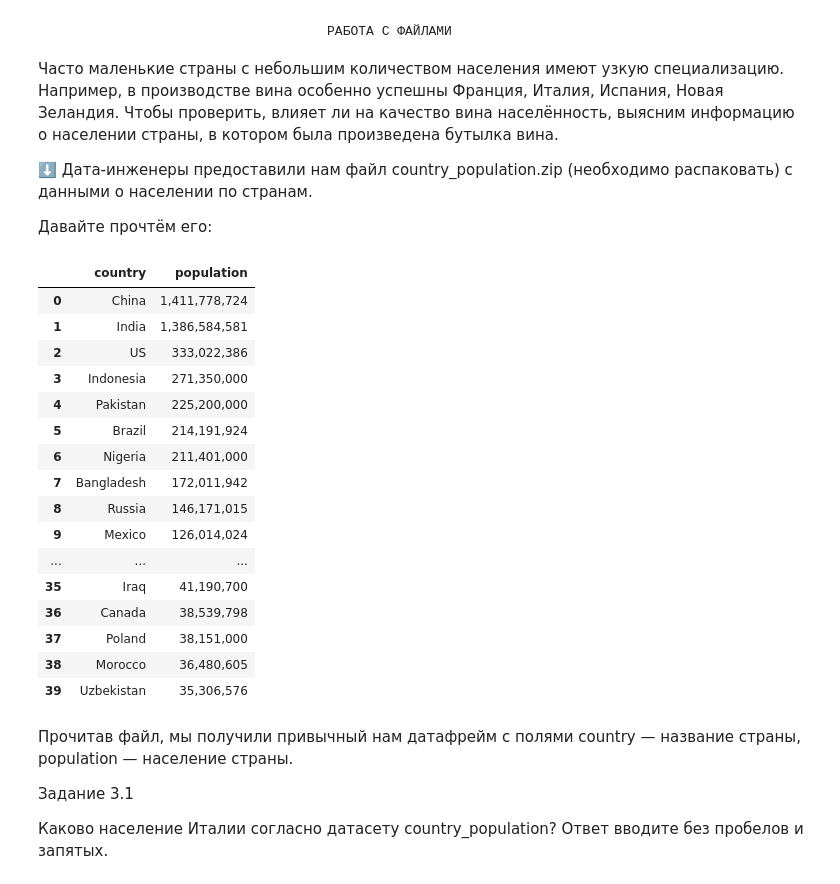
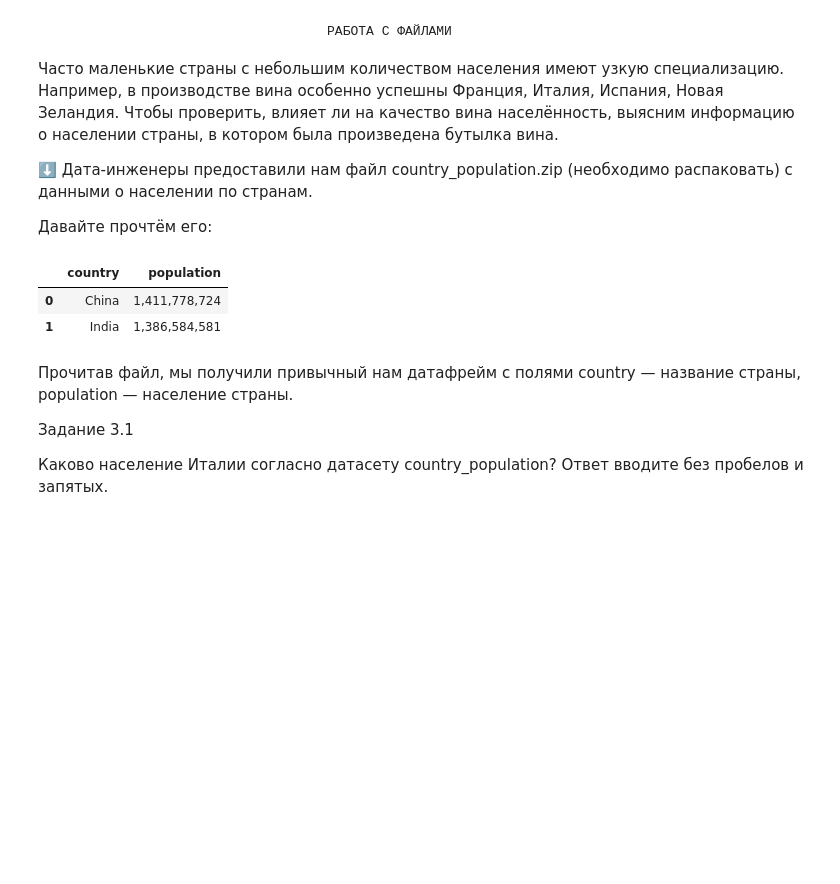
Before and after one commit to Ter4ik/DS, a Jupyter notebook: EDA-3. Проектирование признаков/3. Создание признаков. Внешние источники данных.ipynb, the cells around one changed output. Cells and saved outputs as stored; diff of their text form; code cells hidden in the pictures; blank space fills up the shorter version.

```diff
--- a/EDA-3. Проектирование признаков/3. Создание признаков. Внешние источники данных.ipynb
+++ b/EDA-3. Проектирование признаков/3. Создание признаков. Внешние источники данных.ipynb
@@ -41,25 +47,11 @@ import statistics
 # %%
 import pandas as pd
 country_population = pd.read_csv('data/country_population.csv', sep=';')
-country_population.head(40)
+country_population.head(2)
 # %% [output]
 |  | country | population |
 | 0 | China | 1,411,778,724 |
 | 1 | India | 1,386,584,581 |
-| 2 | US | 333,022,386 |
-| 3 | Indonesia | 271,350,000 |
-| 4 | Pakistan | 225,200,000 |
-| 5 | Brazil | 214,191,924 |
-| 6 | Nigeria | 211,401,000 |
-| 7 | Bangladesh | 172,011,942 |
-| 8 | Russia | 146,171,015 |
-| 9 | Mexico | 126,014,024 |
-| ... | ... | ... |
-| 35 | Iraq | 41,190,700 |
-| 36 | Canada | 38,539,798 |
-| 37 | Poland | 38,151,000 |
-| 38 | Morocco | 36,480,605 |
-| 39 | Uzbekistan | 35,306,576 |
 # %% [markdown]
 Прочитав файл, мы получили привычный нам датафрейм с полями country — название страны, population — население страны.
 
```
Also changed, not shown: parts of 9 cells of this notebook, 16 other files.
